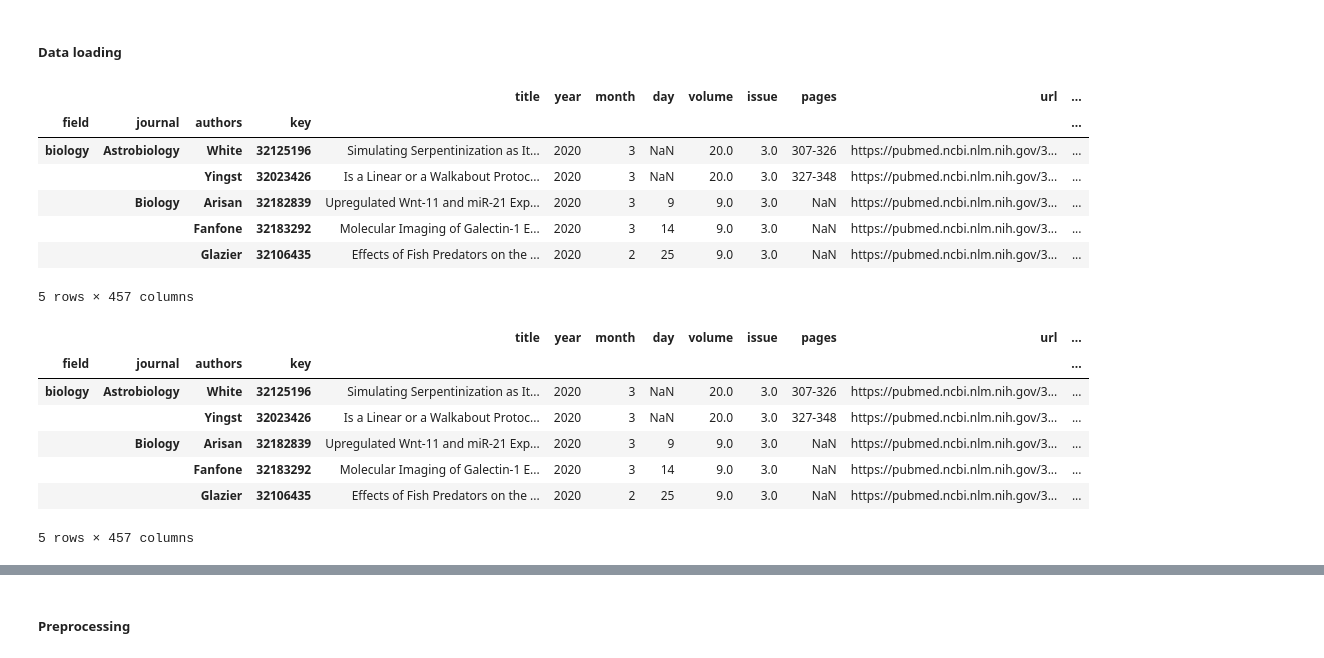
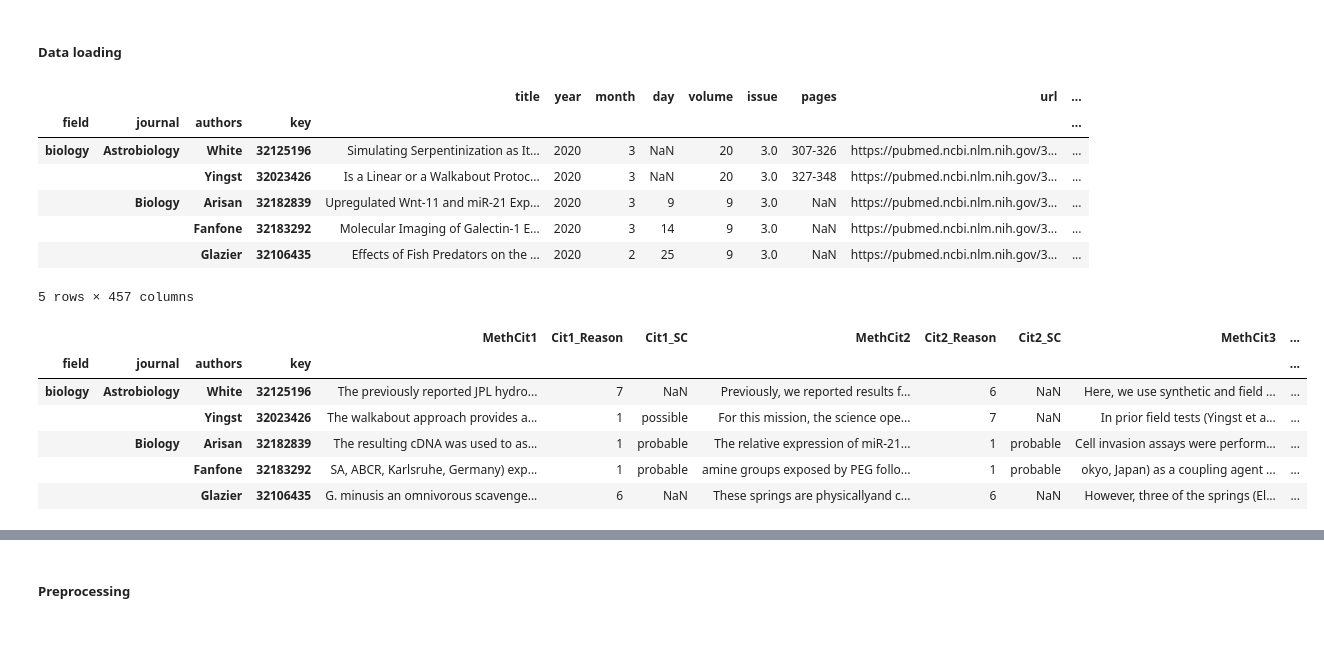
Before and after one commit to dieKrone/Metaresearch_prev_dis, a Jupyter notebook: Analysis.ipynb, the cells around one changed output, grey strips where cells are left out. Saved outputs shown, nothing was run; the diff lists cells and outputs as text; code cells hidden in the pictures.

```diff
--- a/Analysis.ipynb
+++ b/Analysis.ipynb
@@ -24,50 +24,55 @@ matplotlib.rc('font', serif='Arial')
 # %% [markdown]
 ##### Data loading
 # %%
+#specify file location
 data_path = Path().home() / 'MetaScience'
+data_file = 'dataset_all_fields.csv'
 
-data_file = 'dataset_all_fields.csv'
+#load csv file -- drop empty columns and rows
+#index keys = [field, journal, authors, key]
 df = pd.read_csv((data_path / data_file).open('rb'), sep = ';', encoding=r'ISO-8859-1',usecols=lambda x: 'Unnamed' not in x, index_col=[5,6,10,0], na_values=['\xa0','\xCA'], engine='python')
 df.dropna(how="all", inplace=True)
 
-replace_journal_names = {l1:l2 for l1, l2 in zip(df.index.get_level_values(2),df.index.get_level_values(2).str.split().str.get(0))}
-df = df.rename(replace_journal_names)
+#shorten author names to last name of first author
+replace_authour_names = {l1:l2 for l1, l2 in zip(df.index.get_level_values(2),df.index.get_level_values(2).str.split().str.get(0))}
+df = df.rename(replace_authour_names)
 
+#replace all commas with decimal point
 df.replace({"7,1": 7.1, "7,2":7.2}, inplace=True)
 
 df.head()
 # %% [output]
 |  |  |  |  | title | year | month | day | volume | issue | pages | url | ... |
 | field | journal | authors | key |  |  |  |  |  |  |  |  | ... |
-| biology | Astrobiology | White | 32125196 | Simulating Serpentinization as It... | 2020 | 3 | NaN | 20.0 | 3.0 | 307-326 | https://pubmed.ncbi.nlm.nih.gov/3... | ... |
-|  |  | Yingst | 32023426 | Is a Linear or a Walkabout Protoc... | 2020 | 3 | NaN | 20.0 | 3.0 | 327-348 | https://pubmed.ncbi.nlm.nih.gov/3... | ... |
-|  | Biology | Arisan | 32182839 | Upregulated Wnt-11 and miR-21 Exp... | 2020 | 3 | 9 | 9.0 | 3.0 | NaN | https://pubmed.ncbi.nlm.nih.gov/3... | ... |
-|  |  | Fanfone | 32183292 | Molecular Imaging of Galectin-1 E... | 2020 | 3 | 14 | 9.0 | 3.0 | NaN | https://pubmed.ncbi.nlm.nih.gov/3... | ... |
-|  |  | Glazier | 32106435 | Effects of Fish Predators on the ... | 2020 | 2 | 25 | 9.0 | 3.0 | NaN | https://pubmed.ncbi.nlm.nih.gov/3... | ... |
+| biology | Astrobiology | White | 32125196 | Simulating Serpentinization as It... | 2020 | 3 | NaN | 20 | 3.0 | 307-326 | https://pubmed.ncbi.nlm.nih.gov/3... | ... |
+|  |  | Yingst | 32023426 | Is a Linear or a Walkabout Protoc... | 2020 | 3 | NaN | 20 | 3.0 | 327-348 | https://pubmed.ncbi.nlm.nih.gov/3... | ... |
+|  | Biology | Arisan | 32182839 | Upregulated Wnt-11 and miR-21 Exp... | 2020 | 3 | 9 | 9 | 3.0 | NaN | https://pubmed.ncbi.nlm.nih.gov/3... | ... |
+|  |  | Fanfone | 32183292 | Molecular Imaging of Galectin-1 E... | 2020 | 3 | 14 | 9 | 3.0 | NaN | https://pubmed.ncbi.nlm.nih.gov/3... | ... |
+|  |  | Glazier | 32106435 | Effects of Fish Predators on the ... | 2020 | 2 | 25 | 9 | 3.0 | NaN | https://pubmed.ncbi.nlm.nih.gov/3... | ... |
 5 rows × 457 columns
 # %%
+# Change column names to MethodCit, Cit_Reason, and Cit_SC
 new_cols = []
 skip_cols = 0
 names = ['MethCit{}', 'Cit{}_Reason', 'Cit{}_SC']
 for c in df.columns:
-    if not 'cit' in c:
+    if not 'cit' in c: #skip columns that aren't citations
         new_cols.append(c)
         skip_cols += 1
     else:
-        num = ''.join(filter(str.isdigit, c))
+        num = ''.join(filter(str.isdigit, c)) #if it is citation take its index
         if num:
-            num = int(num)
-            name = names[num%3-1].format(num//3+1)
+            num = int(num) #every three entries, the column names repeat
+            name = names[(num-1)%3].format((num-1)//3 + 1)
             new_cols.append(name)
 df.columns = new_cols
-df.head()
+df.iloc[:,14:24].head()
 # %% [output]
-|  |  |  |  | title | year | month | day | volume | issue | pages | url | ... |
-| field | journal | authors | key |  |  |  |  |  |  |  |  | ... |
-| biology | Astrobiology | White | 32125196 | Simulating Serpentinization as It... | 2020 | 3 | NaN | 20.0 | 3.0 | 307-326 | https://pubmed.ncbi.nlm.nih.gov/3... | ... |
-|  |  | Yingst | 32023426 | Is a Linear or a Walkabout Protoc... | 2020 | 3 | NaN | 20.0 | 3.0 | 327-348 | https://pubmed.ncbi.nlm.nih.gov/3... | ... |
-|  | Biology | Arisan | 32182839 | Upregulated Wnt-11 and miR-21 Exp... | 2020 | 3 | 9 | 9.0 | 3.0 | NaN | https://pubmed.ncbi.nlm.nih.gov/3... | ... |
-|  |  | Fanfone | 32183292 | Molecular Imaging of Galectin-1 E... | 2020 | 3 | 14 | 9.0 | 3.0 | NaN | https://pubmed.ncbi.nlm.nih.gov/3... | ... |
-|  |  | Glazier | 32106435 | Effects of Fish Predators on the ... | 2020 | 2 | 25 | 9.0 | 3.0 | NaN | https://pubmed.ncbi.nlm.nih.gov/3... | ... |
+|  |  |  |  | MethCit1 | Cit1_Reason | Cit1_SC | MethCit2 | Cit2_Reason | Cit2_SC | MethCit3 | ... |
+| field | journal | authors | key |  |  |  |  |  |  |  | ... |
+| biology | Astrobiology | White | 32125196 | The previously reported JPL hydro... | 7 | NaN | Previously, we reported results f... | 6 | NaN | Here, we use synthetic and field ... | ... |
+|  |  | Yingst | 32023426 | The walkabout approach provides a... | 1 | possible | For this mission, the science ope... | 7 | NaN | In prior field tests (Yingst et a... | ... |
+|  | Biology | Arisan | 32182839 | The resulting cDNA was used to as... | 1 | probable | The relative expression of miR-21... | 1 | probable | Cell invasion assays were perform... | ... |
+|  |  | Fanfone | 32183292 | SA, ABCR, Karlsruhe, Germany) exp... | 1 | probable | amine groups exposed by PEG follo... | 1 | probable | okyo, Japan) as a coupling agent ... | ... |
+|  |  | Glazier | 32106435 | G. minusis an omnivorous scavenge... | 6 | NaN | These springs are physicallyand c... | 6 | NaN | However, three of the springs (El... | ... |
-5 rows × 457 columns
 # %%
```
Also changed, not shown: parts of 22 cells of this notebook.
